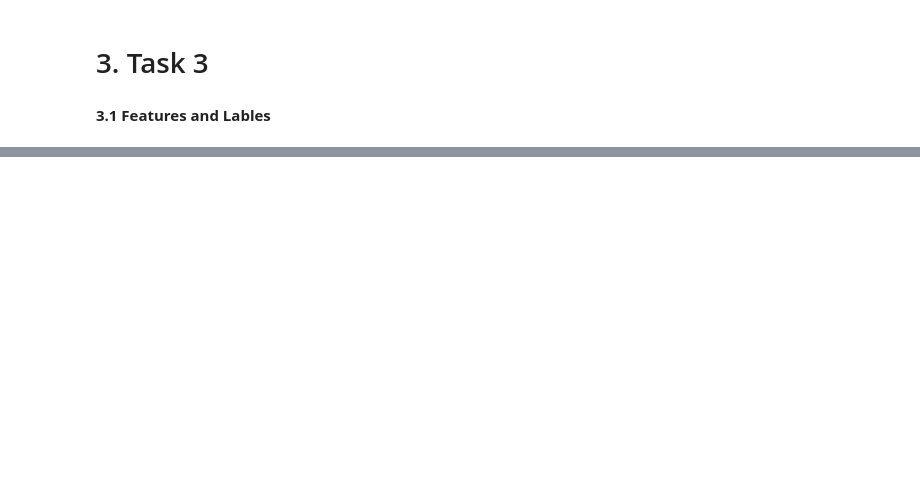
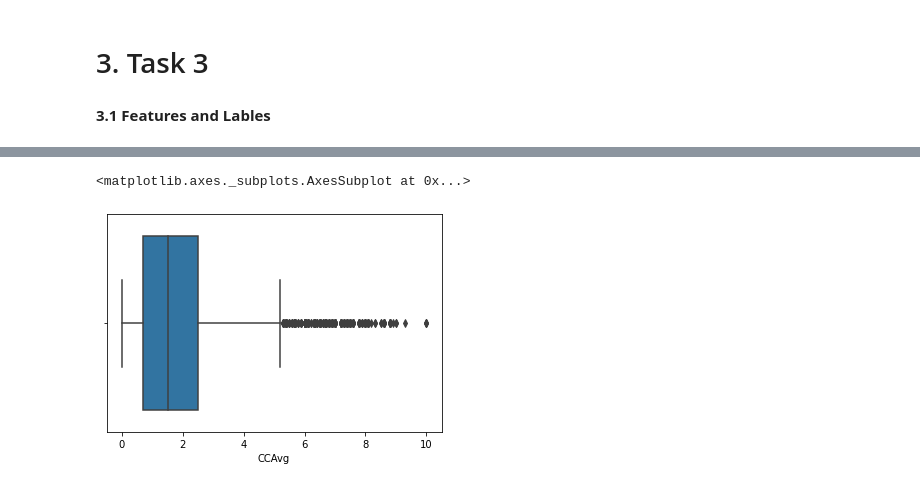
Before and after one commit to NIRMAL250/ML_Project_Internship, a Jupyter notebook: ML_Project.ipynb, the cells around one changed output, grey strips where cells are left out. Cells and saved outputs as stored; diff of their text form; code cells hidden in the pictures; blank space fills up the shorter version.

```diff
--- a/ML_Project.ipynb
+++ b/ML_Project.ipynb
@@ -117,0 +289,5 @@ df
+# %%
+sns.boxplot(x=df['CCAvg'])
+# %% [output]
+<matplotlib.axes._subplots.AxesSubplot at 0x...>
+[figure, added]
```
Also changed, not shown: parts of 48 cells of this notebook.
